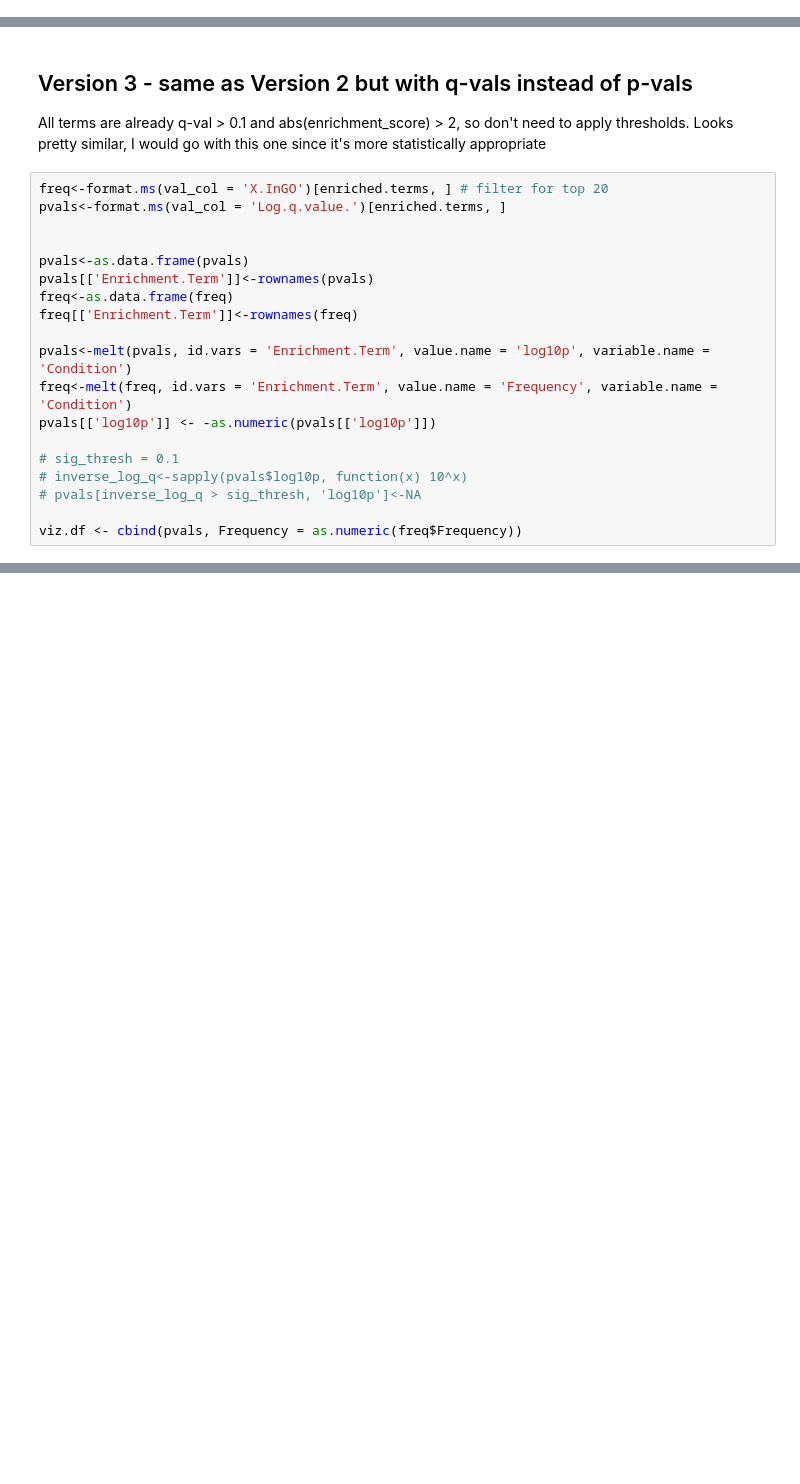
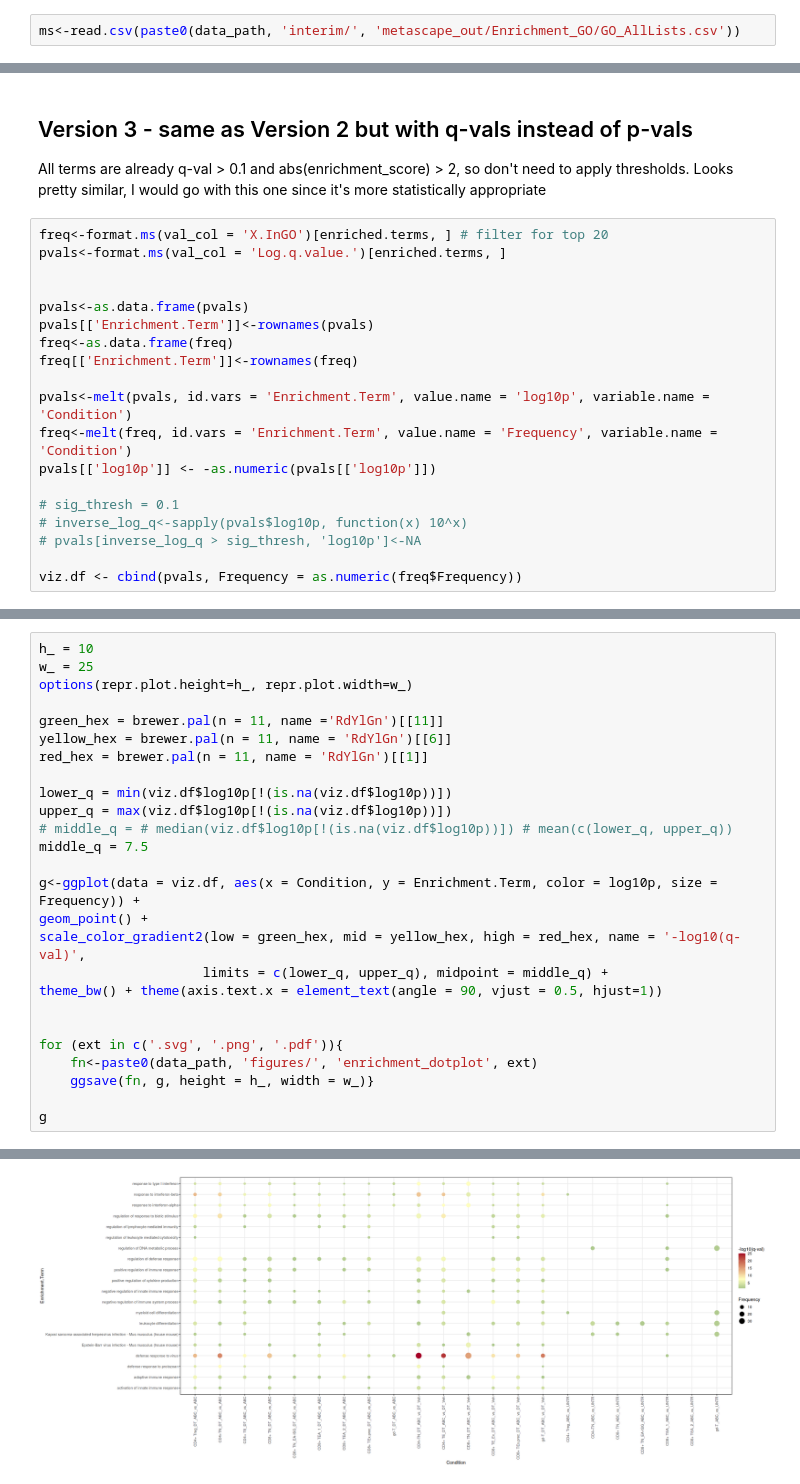
Before and after one commit to hmbaghdassarian/norcross_abc, a Jupyter notebook: notebooks/04_Transcriptional_Analysis.ipynb, the cells around one changed output, grey strips where cells are left out. Drawn from its saved outputs; the diff is of its cells as text; blank space fills up the shorter version.

Commit message:
minor visualization updates

```diff
--- a/notebooks/04_Transcriptional_Analysis.ipynb
+++ b/notebooks/04_Transcriptional_Analysis.ipynb
@@ -363,6 +341,8 @@ ms.top20<-read.csv(paste0(data_path, 'interim/', 'metascape_out/Enrichment_heatm
 ms.top100<-read.csv(paste0(data_path, 'interim/', 'metascape_out/Enrichment_heatmap/HeatmapSelectedGOTop100.csv'))
 # %% [markdown]
 Load the data for each gene list:
+# %%
+ms<-read.csv(paste0(data_path, 'interim/', 'metascape_out/Enrichment_GO/GO_AllLists.csv'))
 # %% [markdown]
 First, let's see if there is any duplicate Description/GeneList combinations:
 # %%
@@ -511,0 +459,27 @@ Warning message:
+# %%
+h_ = 10
+w_ = 25
+options(repr.plot.height=h_, repr.plot.width=w_)
+
+green_hex = brewer.pal(n = 11, name ='RdYlGn')[[11]]
+yellow_hex = brewer.pal(n = 11, name = 'RdYlGn')[[6]]
+red_hex = brewer.pal(n = 11, name = 'RdYlGn')[[1]]
+
+lower_q = min(viz.df$log10p[!(is.na(viz.df$log10p))])
+upper_q = max(viz.df$log10p[!(is.na(viz.df$log10p))])
+# middle_q = # median(viz.df$log10p[!(is.na(viz.df$log10p))]) # mean(c(lower_q, upper_q))
+middle_q = 7.5
+
+g<-ggplot(data = viz.df, aes(x = Condition, y = Enrichment.Term, color = log10p, size = Frequency)) +
+geom_point() +
+scale_color_gradient2(low = green_hex, mid = yellow_hex, high = red_hex, name = '-log10(q-val)',
+                     limits = c(lower_q, upper_q), midpoint = middle_q) +
+theme_bw() + theme(axis.text.x = element_text(angle = 90, vjust = 0.5, hjust=1))
+
+
+for (ext in c('.svg', '.png', '.pdf')){
+    fn<-paste0(data_path, 'figures/', 'enrichment_dotplot', ext)
+    ggsave(fn, g, height = h_, width = w_)}
+
+g
+# %% [output]
@@ -511,0 +494 @@ Warning message:
+[figure, added]
```
Also changed, not shown: parts of 7 cells of this notebook, 4 other files.
